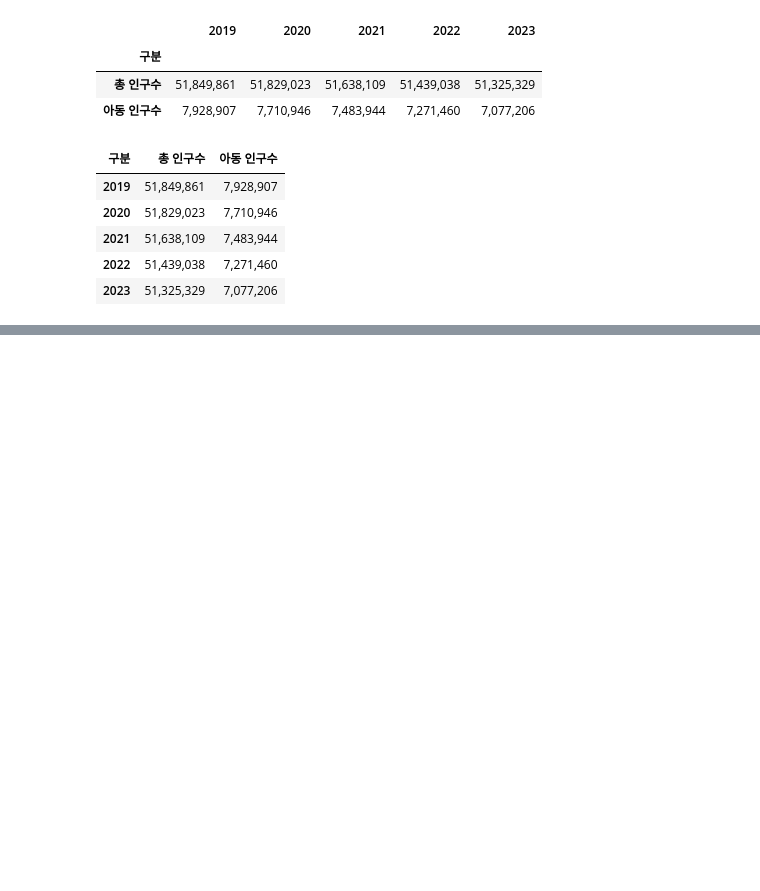
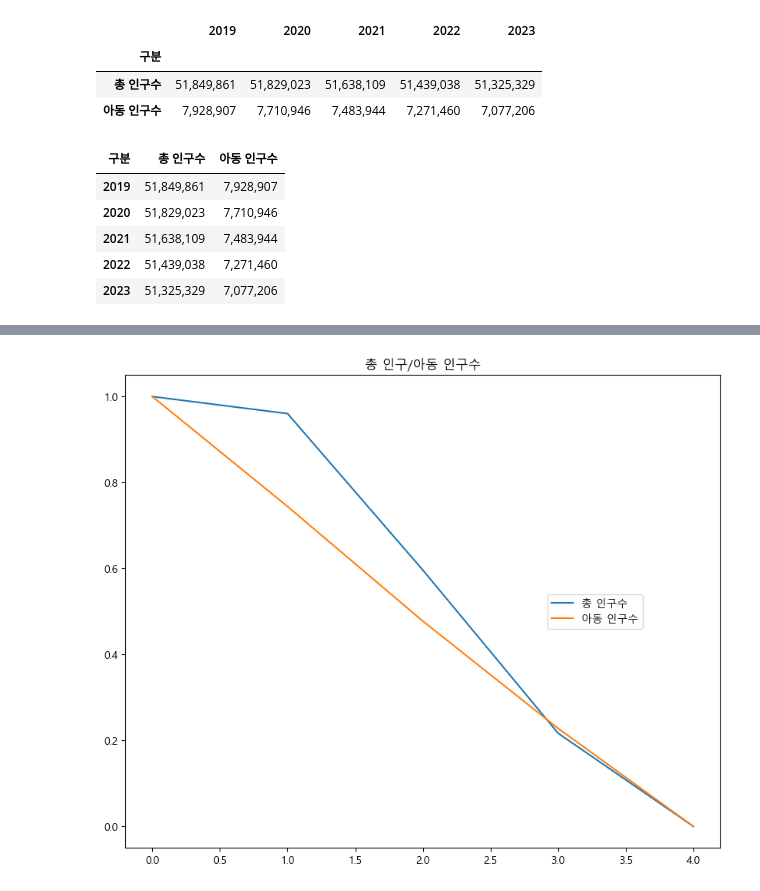
Before and after one commit to HyunsungRyu/self_study2024, a Jupyter notebook: child_population.ipynb, the cells around one changed output, grey strips where cells are left out. Saved outputs shown, nothing was run; the diff lists cells and outputs as text; code cells hidden in the pictures; blank space fills up the shorter version.

```diff
--- a/child_population.ipynb
+++ b/child_population.ipynb
@@ -52,0 +73,9 @@ population
+# %%
+from sklearn.preprocessing import MinMaxScaler
+minMaxScaler = MinMaxScaler()
+
+population_num = population[['총\xa0인구수', '아동\xa0인구수']]
+print(minMaxScaler.fit(population_num))
+df_minMaxScaled = minMaxScaler.transform(population_num)
+df_minmax = pd.DataFrame(df_minMaxScaled, columns=['총\xa0인구수', '아동\xa0인구수'])
+df_minmax
@@ -52,0 +90,7 @@ population
+# %%
+df_minmax.plot(figsize=(10, 8))
+plt.title('총 인구/아동 인구수')
+plt.legend(loc='center left', bbox_to_anchor=(0.7, 0.5))
+plt.show()
+# %% [output]
+[figure, added]
```
Also changed, not shown: parts of 11 cells of this notebook.
